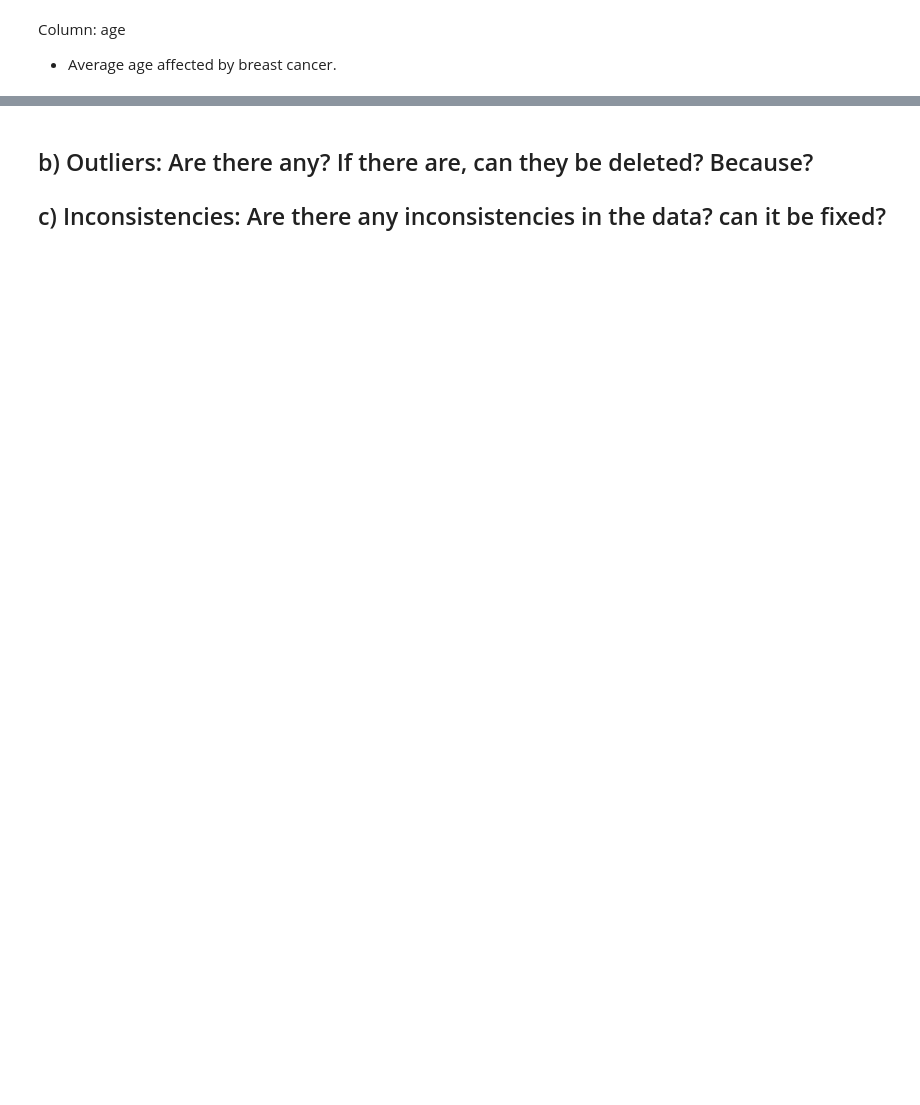
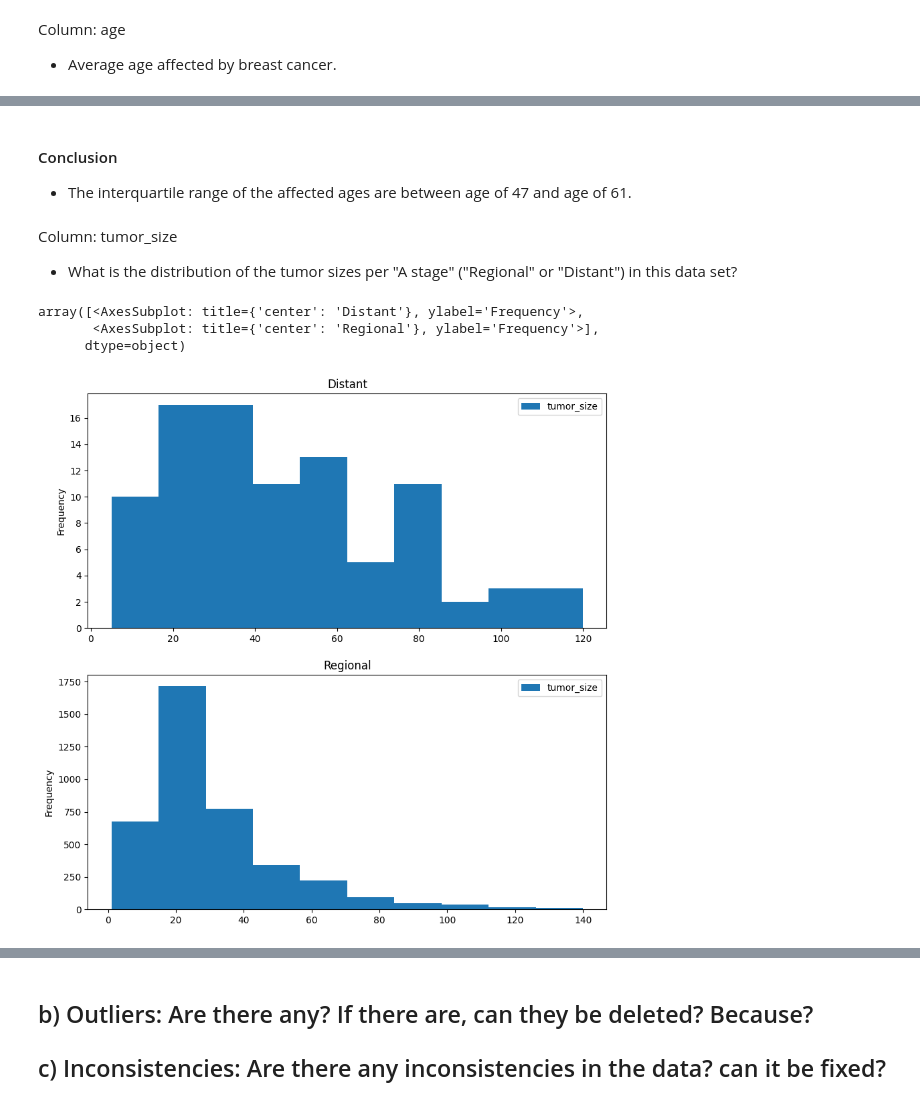
Before and after one commit to AniValle/Pandas_statistics_pt2, a Jupyter notebook: 0-preguntas_basicas.ipynb, the cells around one changed output, grey strips where cells are left out. Saved outputs shown, nothing was run; the diff lists cells and outputs as text; code cells hidden in the pictures; blank space fills up the shorter version.

```diff
--- a/0-preguntas_basicas.ipynb
+++ b/0-preguntas_basicas.ipynb
@@ -337,0 +335,13 @@ Column: age
+# %% [markdown]
+#### Conclusion
+- The interquartile range of the affected ages are between age of 47 and age of 61.
+# %% [markdown]
+Column: tumor_size
+- What is the distribution of the tumor sizes per "A stage" ("Regional" or "Distant") in this data set?
+# %%
+tidy_data.plot.hist(column=["tumor_size"], by="a_stage", figsize=(10, 10))
+# %% [output]
+array([<AxesSubplot: title={'center': 'Distant'}, ylabel='Frequency'>,
+       <AxesSubplot: title={'center': 'Regional'}, ylabel='Frequency'>],
+      dtype=object)
+[figure, added]
```
Also changed, not shown: parts of 5 cells of this notebook.
